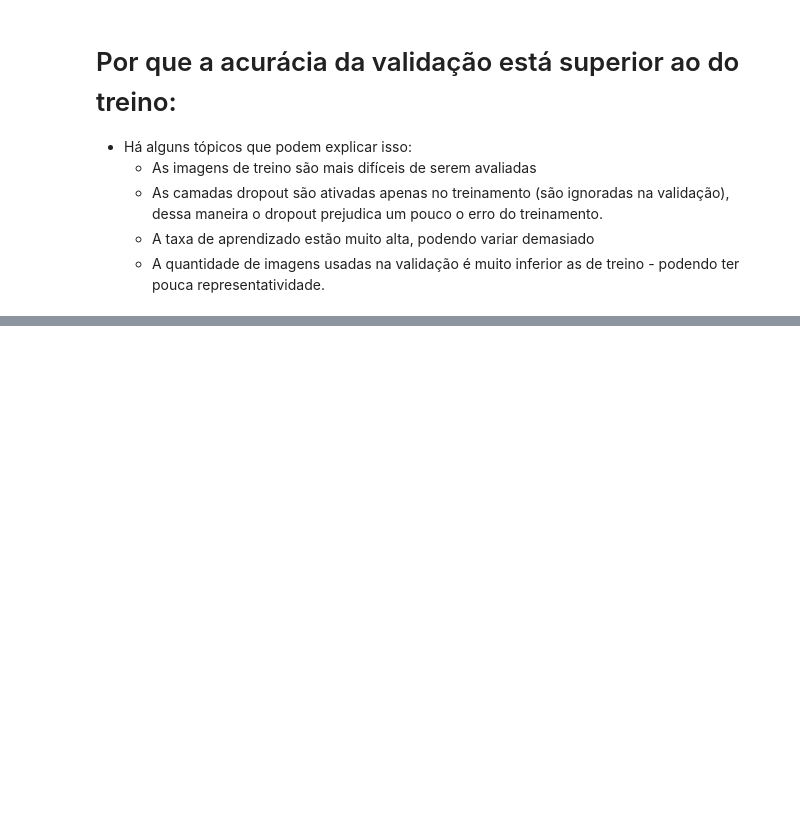
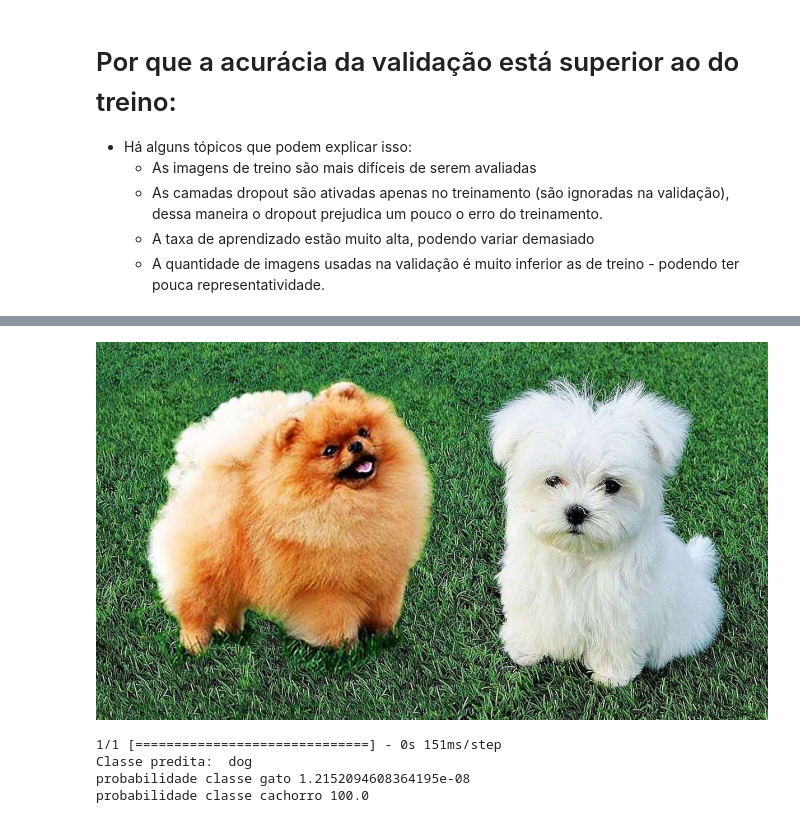
Before and after one commit to Haller-x/Catto_or_doggo, a Jupyter notebook: build_model.ipynb, the cells around one changed output, grey strips where cells are left out. Saved outputs shown, nothing was run; the diff lists cells and outputs as text; code cells hidden in the pictures; blank space fills up the shorter version.

```diff
--- a/cats_vs_dogs_stable2.ipynb
+++ b/build_model.ipynb
@@ -827 +815,22 @@ preds = model.predict(img_array)
+# %%
+img_path = keras.utils.get_file(origin="https://sp-ao.shortpixel.ai/client/to_webp,q_glossy,ret_img,w_1200,h_675/https://vedovatipisos.com.br/wp-content/uploads/2015/12/ra%C3%A7as-de-cachorro-1200x675.jpg",
+                     fname='dog_sample.jpg'
+)
+
+display(display_image(img_path))
+
+# preparando imagem
+img_array = preprocess_input(get_img_array(img_path, size=(300,300)))
+
+# predição
+pred = model.predict(img_array)
+print('Classe predita: ',dict_classes[np.argmax(pred)])
+print('probabilidade classe gato',pred[0][0] * 100)
+print('probabilidade classe cachorro',pred[0][1] * 100)
+# %% [output]
+[figure, added]
+1/1 [==============================] - 0s 151ms/step
+Classe predita:  dog
+probabilidade classe gato 1.2152094608364195e-08
+probabilidade classe cachorro 100.0
 # %%
```
Also changed, not shown: parts of 44 cells of this notebook, 1 other file.
